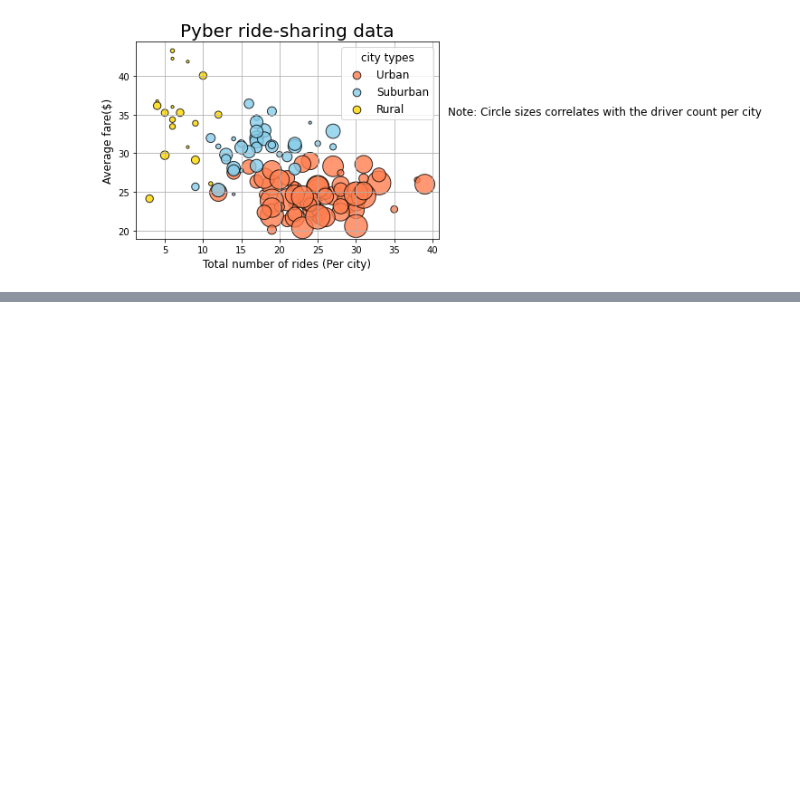
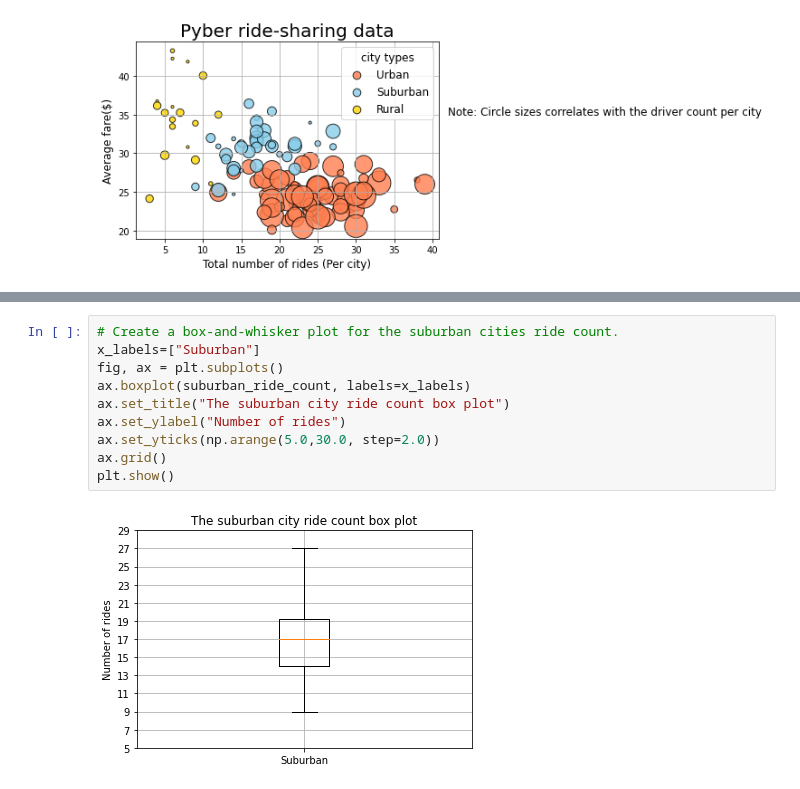
Before and after one commit to sandeepdpowar/PyBer_Analysis, a Jupyter notebook: PyBer.ipynb, the cells around one changed output, grey strips where cells are left out. Cells and saved outputs as stored; diff of their text form; blank space fills up the shorter version.

```diff
--- a/PyBer.ipynb
+++ b/PyBer.ipynb
@@ -393,0 +714,12 @@ plt.show()
+# %%
+# Create a box-and-whisker plot for the suburban cities ride count.
+x_labels=["Suburban"]
+fig, ax = plt.subplots()
+ax.boxplot(suburban_ride_count, labels=x_labels)
+ax.set_title("The suburban city ride count box plot")
+ax.set_ylabel("Number of rides")
+ax.set_yticks(np.arange(5.0,30.0, step=2.0))
+ax.grid()
+plt.show()
+# %% [output]
+[figure, added]
```
Also changed, not shown: parts of 52 cells of this notebook, 3 other files.
